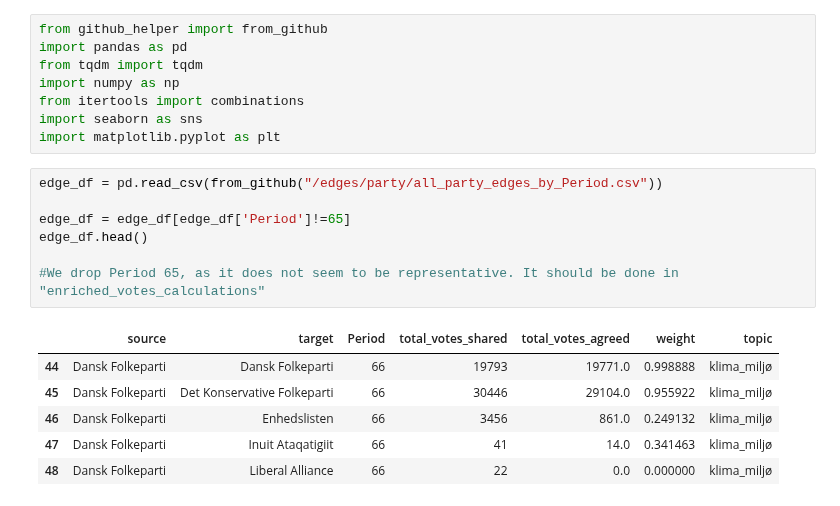
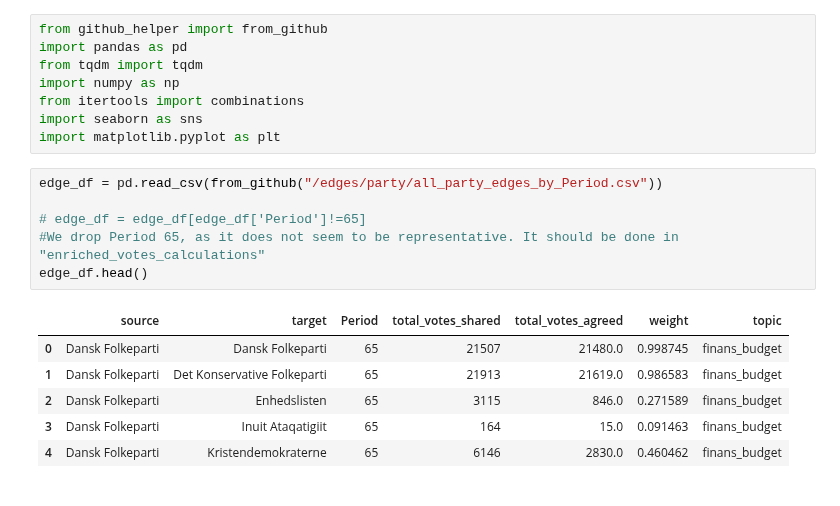
Before and after one commit to Somon8/social_graphs_25, a Jupyter notebook: final-project/p5a_find_the_gold.ipynb, the cells around one changed output. Cells and saved outputs as stored; diff of their text form.

```diff
--- a/final-project/p5a_find_the_gold.ipynb
+++ b/final-project/p5a_find_the_gold.ipynb
@@ -9,14 +9,13 @@ import matplotlib.pyplot as plt
 # %%
 edge_df = pd.read_csv(from_github("/edges/party/all_party_edges_by_Period.csv"))
 
-edge_df = edge_df[edge_df['Period']!=65]
+# edge_df = edge_df[edge_df['Period']!=65]
+#We drop Period 65, as it does not seem to be representative. It should be done in "enriched_votes_calculations"
 edge_df.head()
-
-#We drop Period 65, as it does not seem to be representative. It should be done in "enriched_votes_calculations"
 # %% [output]
 |  | source | target | Period | total_votes_shared | total_votes_agreed | weight | topic |
-| 44 | Dansk Folkeparti | Dansk Folkeparti | 66 | 19793 | 19771.0 | 0.998888 | klima_miljø |
-| 45 | Dansk Folkeparti | Det Konservative Folkeparti | 66 | 30446 | 29104.0 | 0.955922 | klima_miljø |
-| 46 | Dansk Folkeparti | Enhedslisten | 66 | 3456 | 861.0 | 0.249132 | klima_miljø |
-| 47 | Dansk Folkeparti | Inuit Ataqatigiit | 66 | 41 | 14.0 | 0.341463 | klima_miljø |
-| 48 | Dansk Folkeparti | Liberal Alliance | 66 | 22 | 0.0 | 0.000000 | klima_miljø |
+| 0 | Dansk Folkeparti | Dansk Folkeparti | 65 | 21507 | 21480.0 | 0.998745 | finans_budget |
+| 1 | Dansk Folkeparti | Det Konservative Folkeparti | 65 | 21913 | 21619.0 | 0.986583 | finans_budget |
+| 2 | Dansk Folkeparti | Enhedslisten | 65 | 3115 | 846.0 | 0.271589 | finans_budget |
+| 3 | Dansk Folkeparti | Inuit Ataqatigiit | 65 | 164 | 15.0 | 0.091463 | finans_budget |
+| 4 | Dansk Folkeparti | Kristendemokraterne | 65 | 6146 | 2830.0 | 0.460462 | finans_budget |
```
Also changed, not shown: parts of 9 cells of this notebook, 2 other files.
